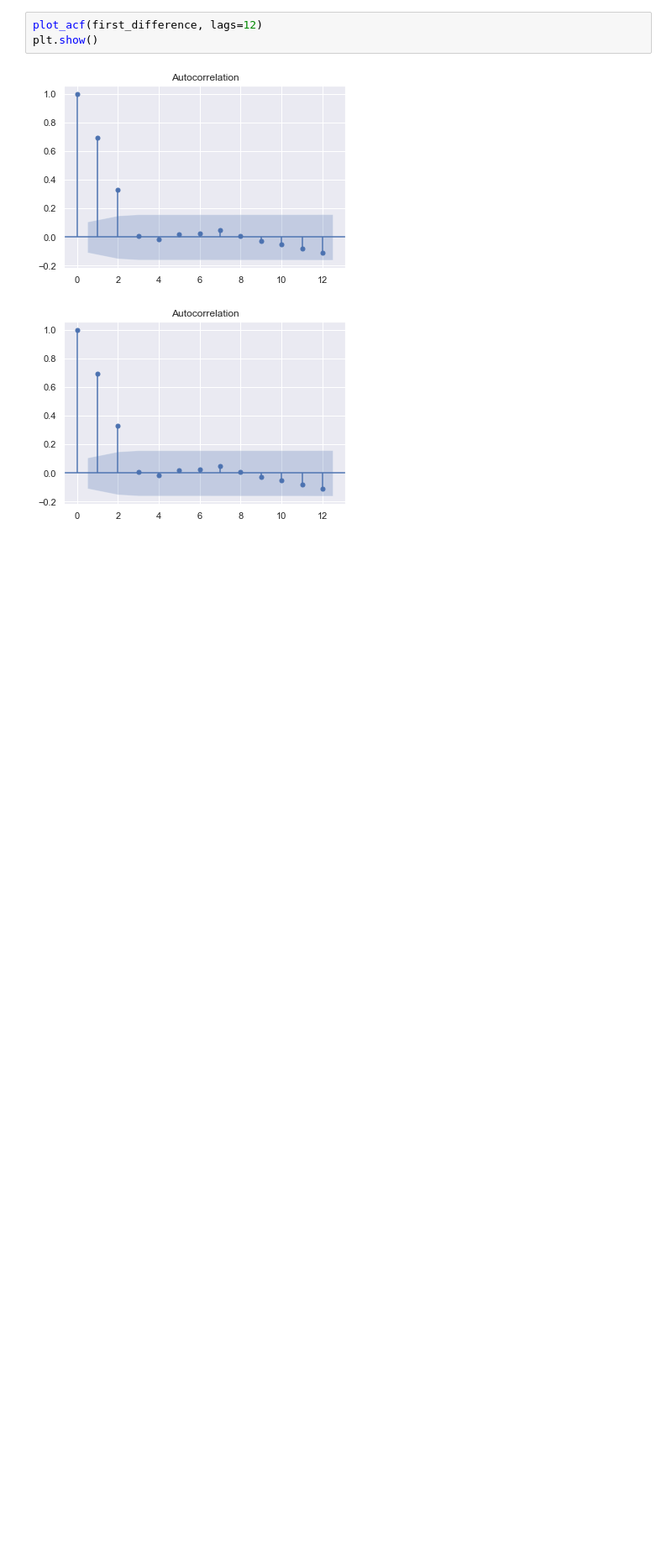
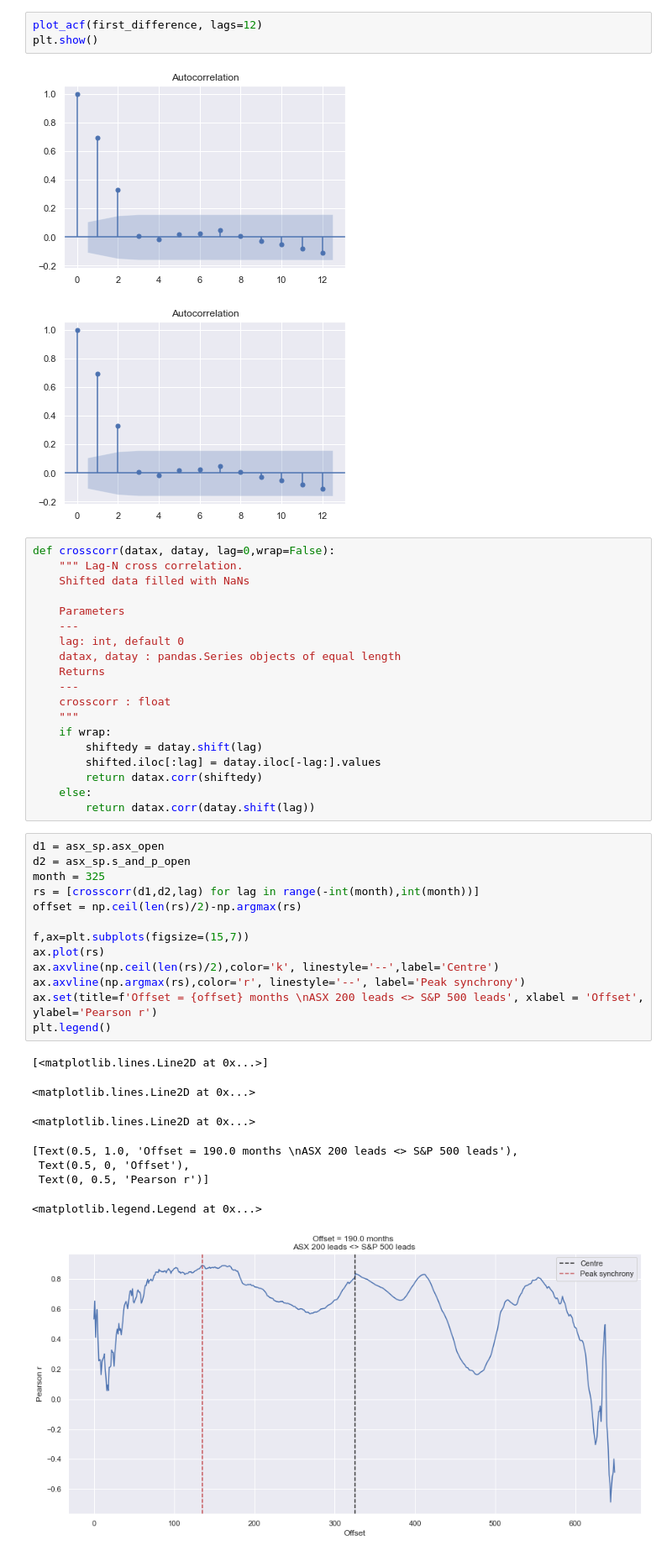
Before and after one commit to MDSI-AUG-2020-DSP/ASX, a Jupyter notebook: asx200_sp500_EDA.ipynb, the cells around one changed output. Shown at 84% size. Drawn from its saved outputs; the diff is of its cells as text; blank space fills up the shorter version.

Commit message:
TIMESERIES ANALYSIS COMPLETE
Updated the effects of autocorrelation and seasoanlity in addition to conducting an initial investigation into the lead/ lag aspects between the ASX and S&P 500

```diff
--- a/asx200_sp500_EDA.ipynb
+++ b/asx200_sp500_EDA.ipynb
@@ -323,3 +304,44 @@ plt.show()
 # %% [output]
 [figure]
 [figure]
+# %%
+def crosscorr(datax, datay, lag=0,wrap=False):
+    """ Lag-N cross correlation.
+    Shifted data filled with NaNs
+
+    Parameters
+    ---
+    lag: int, default 0
+    datax, datay : pandas.Series objects of equal length
+    Returns
+    ---
+    crosscorr : float
+    """
+    if wrap:
+        shiftedy = datay.shift(lag)
+        shifted.iloc[:lag] = datay.iloc[-lag:].values
+        return datax.corr(shiftedy)
+    else:
+        return datax.corr(datay.shift(lag))
+# %%
+d1 = asx_sp.asx_open
+d2 = asx_sp.s_and_p_open
+month = 325
+rs = [crosscorr(d1,d2,lag) for lag in range(-int(month),int(month))]
+offset = np.ceil(len(rs)/2)-np.argmax(rs)
+
+f,ax=plt.subplots(figsize=(15,7))
+ax.plot(rs)
+ax.axvline(np.ceil(len(rs)/2),color='k', linestyle='--',label='Centre')
+ax.axvline(np.argmax(rs),color='r', linestyle='--', label='Peak synchrony')
+ax.set(title=f'Offset = {offset} months \nASX 200 leads <> S&P 500 leads', xlabel = 'Offset', ylabel='Pearson r')
+plt.legend()
+# %% [output]
+[<matplotlib.lines.Line2D at 0x...>]
+<matplotlib.lines.Line2D at 0x...>
+<matplotlib.lines.Line2D at 0x...>
+[Text(0.5, 1.0, 'Offset = 190.0 months \nASX 200 leads <> S&P 500 leads'),
+ Text(0.5, 0, 'Offset'),
+ Text(0, 0.5, 'Pearson r')]
+<matplotlib.legend.Legend at 0x...>
+[figure, added]
```
Also changed, not shown: parts of 2 cells of this notebook.
